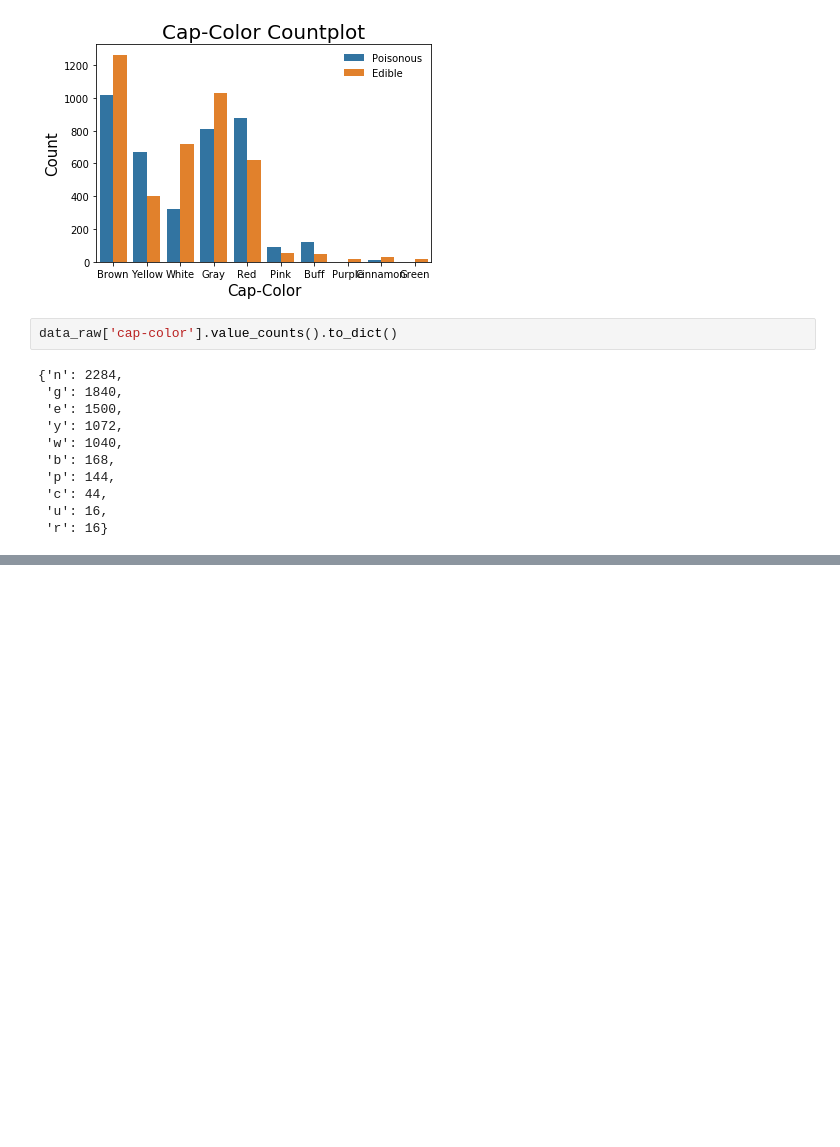
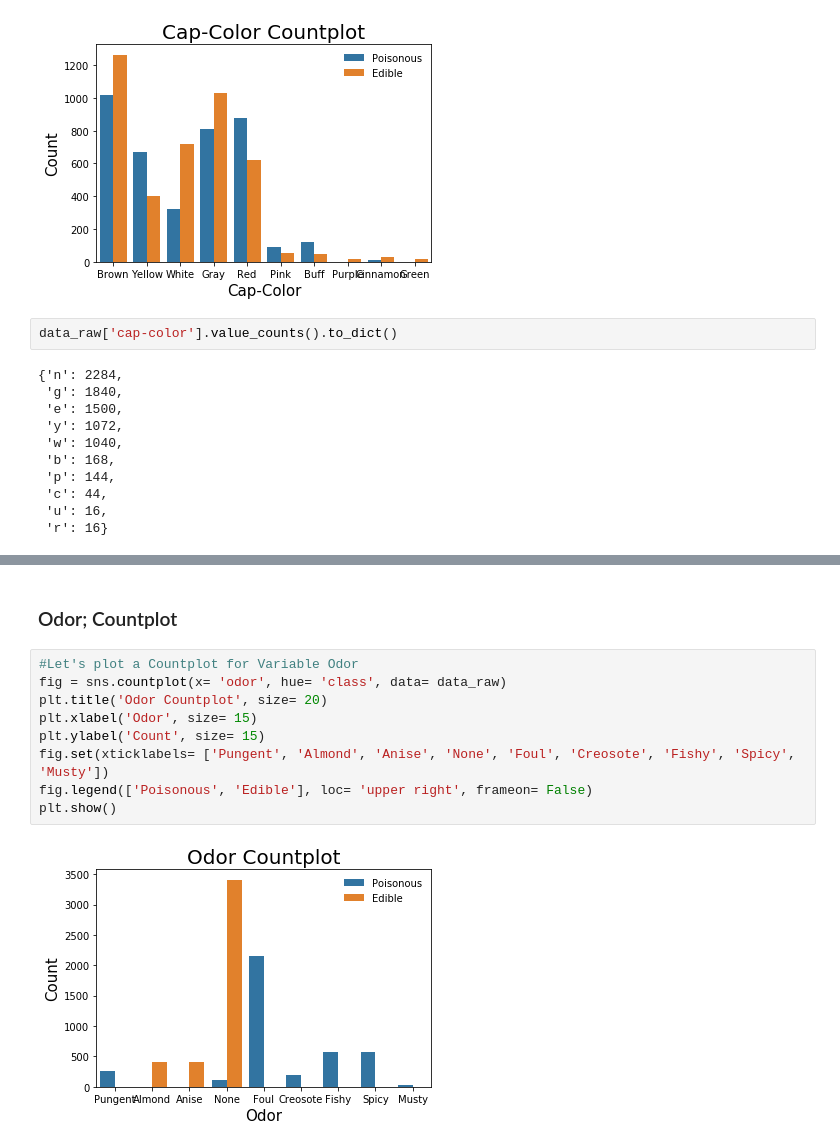
Before and after one commit to akshaynayanravi/mushrooms_classes, a Jupyter notebook: mushroom_types_classification.ipynb, the cells around one changed output, grey strips where cells are left out. Saved outputs shown, nothing was run; the diff lists cells and outputs as text; blank space fills up the shorter version.

```diff
--- a/mushroom_types_classification.ipynb
+++ b/mushroom_types_classification.ipynb
@@ -172,0 +187,13 @@ data_raw['cap-color'].value_counts().to_dict()
+# %% [markdown]
+### Odor; Countplot
+# %%
+#Let's plot a Countplot for Variable Odor
+fig = sns.countplot(x= 'odor', hue= 'class', data= data_raw)
+plt.title('Odor Countplot', size= 20)
+plt.xlabel('Odor', size= 15)
+plt.ylabel('Count', size= 15)
+fig.set(xticklabels= ['Pungent', 'Almond', 'Anise', 'None', 'Foul', 'Creosote', 'Fishy', 'Spicy', 'Musty'])
+fig.legend(['Poisonous', 'Edible'], loc= 'upper right', frameon= False)
+plt.show()
+# %% [output]
+[figure, added]
```
Also changed, not shown: parts of 12 cells of this notebook.
